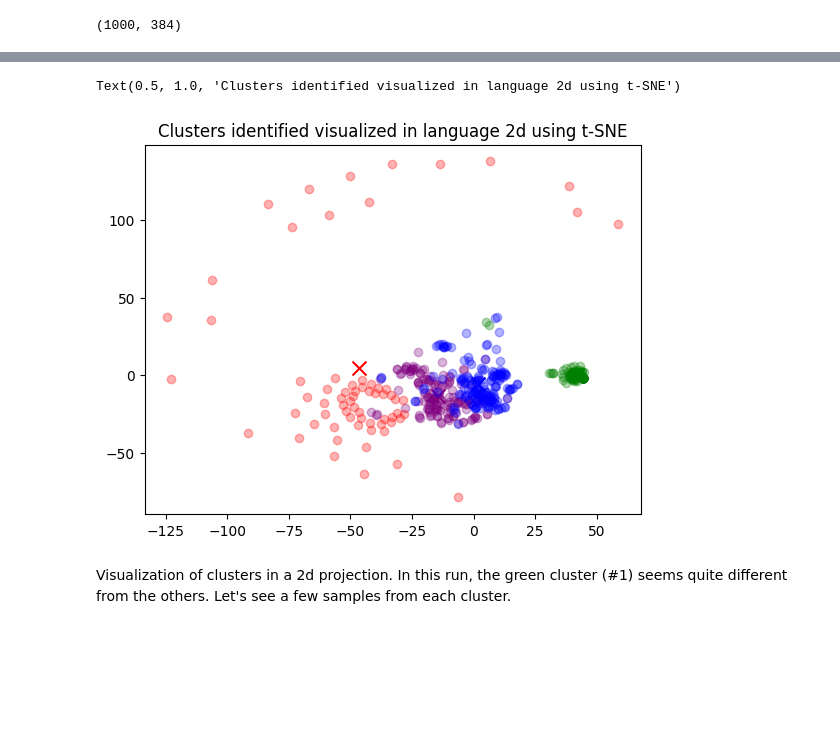
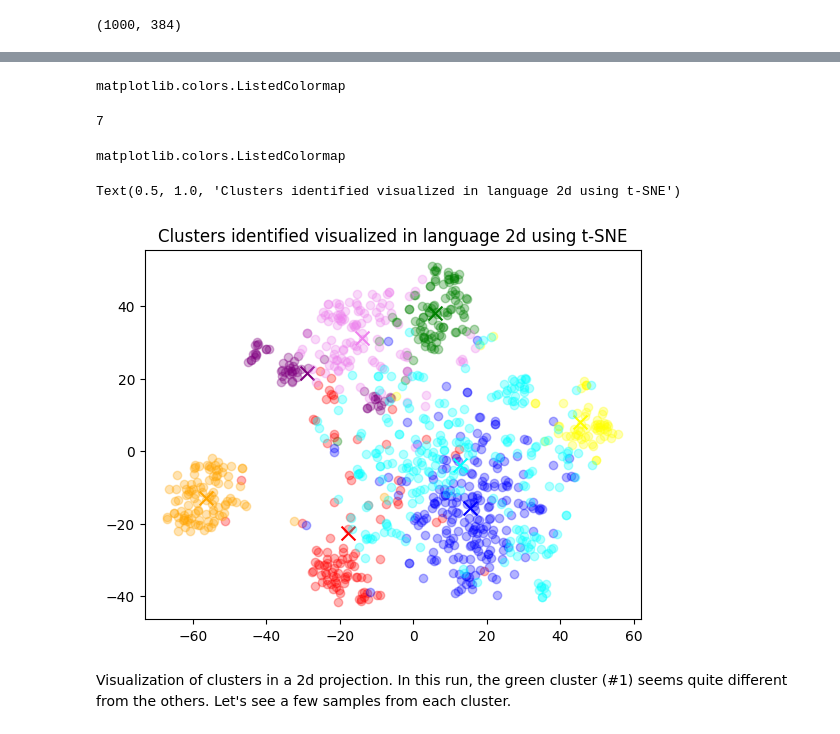
Before and after one commit to ruslanmv/ai-medical-chatbot, a Jupyter notebook: 3-Modeling/3-Clustering.ipynb, the cells around one changed output, grey strips where cells are left out. Saved outputs shown, nothing was run; the diff lists cells and outputs as text; code cells hidden in the pictures; blank space fills up the shorter version.

```diff
--- a/3-Modeling/3-Clustering.ipynb
+++ b/3-Modeling/3-Clustering.ipynb
@@ -172,25 +170,38 @@ df
+# %%
+type(colormap)
+# %% [output]
+matplotlib.colors.ListedColormap
+# %%
+len(colormap.colors)
+# %% [output]
+7
+# %%
+type(colormap)
+# %% [output]
+matplotlib.colors.ListedColormap
 # %%
 from sklearn.manifold import TSNE
 import matplotlib
 import matplotlib.pyplot as plt
 
 tsne = TSNE(n_components=2, perplexity=15, random_state=42, init="random", learning_rate=200)
 vis_dims2 = tsne.fit_transform(matrix)
 
 x = [x for x, y in vis_dims2]
 y = [y for x, y in vis_dims2]
 
-for category, color in enumerate(["purple", "green", "red", "blue"]):
+for category, color in enumerate(["purple", "green", "red", "blue","yellow","orange","violet","cyan","magenta"]):
     xs = np.array(x)[df.Cluster == category]
     ys = np.array(y)[df.Cluster == category]
     plt.scatter(xs, ys, color=color, alpha=0.3)
+
     avg_x = xs.mean()
     avg_y = ys.mean()
 
     plt.scatter(avg_x, avg_y, marker="x", color=color, s=100)
 plt.title("Clusters identified visualized in language 2d using t-SNE")
 # %% [output]
 Text(0.5, 1.0, 'Clusters identified visualized in language 2d using t-SNE')
-[figure, old version]
+[figure, new version]
 # %% [markdown]
 Visualization of clusters in a 2d projection. In this run, the green cluster (#1) seems quite different from the others. Let's see a few samples from each cluster.
```
Also changed, not shown: parts of 7 cells of this notebook, 4 other files.
